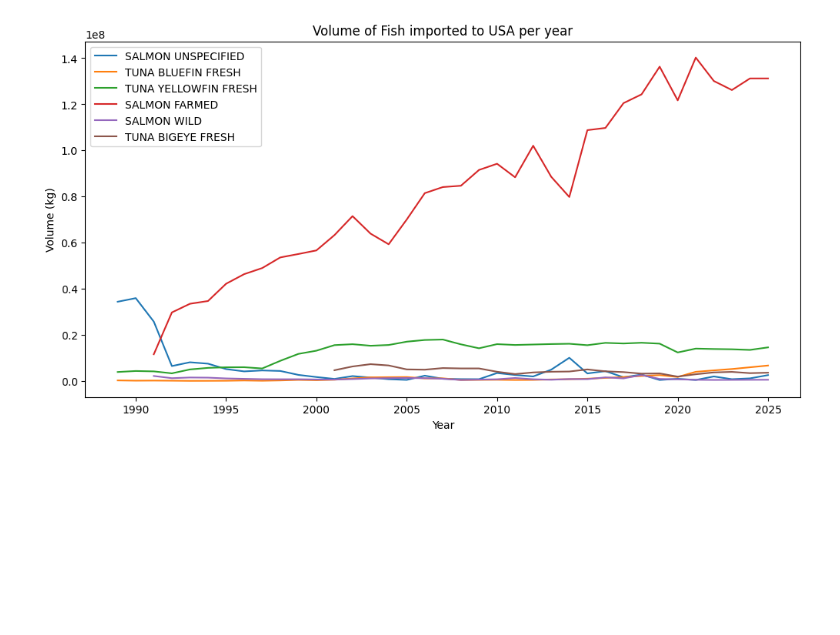
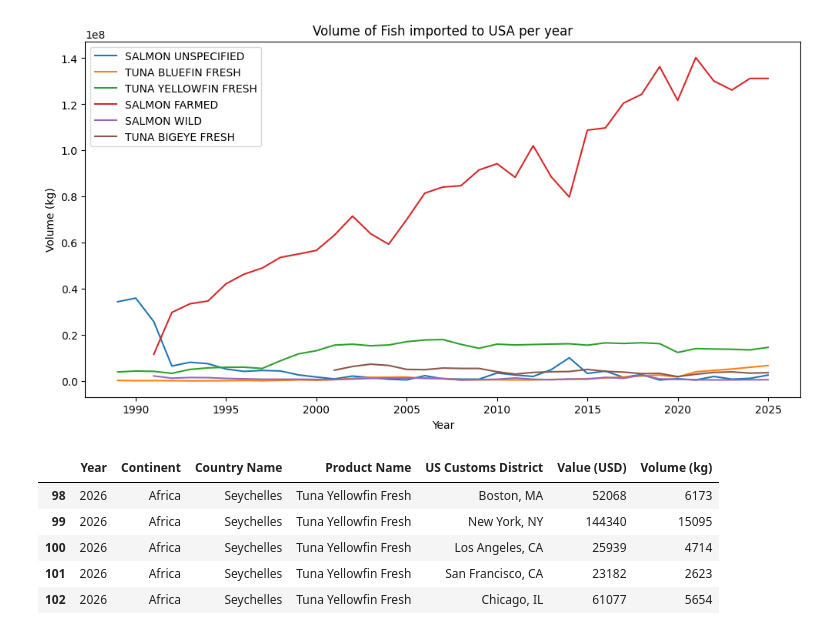
Before and after one commit to nmolnar-parsons/thesis-prototypes, a Jupyter notebook: fish_for_sushi_explorer.ipynb, the cells around one changed output. Drawn from its saved outputs; the diff is of its cells as text; code cells hidden in the pictures; blank space fills up the shorter version.

```diff
--- a/fish_for_sushi_explorer.ipynb
+++ b/fish_for_sushi_explorer.ipynb
@@ -32,3 +32,24 @@ plt.legend()
 # %% [output]
 <matplotlib.legend.Legend at 0x...>
 [figure]
+# %%
+#version of fish_for_sushi with only tuna - product name must include "TUNA"
+tuna_imports_usa_customs = fish_for_sushi[fish_for_sushi['Product Name'].str.contains('TUNA')]
+
+#drop Edible Code, Census Country Code, Census District Code, FAO Country Code, HTS Number, Calculated Duty (USD)
+tuna_imports_usa_customs = tuna_imports_usa_customs.drop(columns=['Edible code', 'Census Country Code', 'Census District Code', 'FAO Country Code', 'HTS Number', 'Calculated Duty (USD)'])
+#all caps -> only first letter capitalized for Continent, Country Name, Product Name
+tuna_imports_usa_customs['Continent'] = tuna_imports_usa_customs['Continent'].str.title()
+tuna_imports_usa_customs['Country Name'] = tuna_imports_usa_customs['Country Name'].str.title()
+tuna_imports_usa_customs['Product Name'] = tuna_imports_usa_customs['Product Name'].str.title()
+#US Customs District from all caps to only first letter, but keep state abbreviations in all caps (e.g. CA, FL, NY) - last two letters of each string
+tuna_imports_usa_customs['US Customs District'] = tuna_imports_usa_customs['US Customs District'].apply(lambda x: x[:-2].title() + x[-2:])
+
+tuna_imports_usa_customs.head()
+# %% [output]
+|  | Year | Continent | Country Name | Product Name | US Customs District | Value (USD) | Volume (kg) |
+| 98 | 2026 | Africa | Seychelles | Tuna Yellowfin Fresh | Boston, MA | 52068 | 6173 |
+| 99 | 2026 | Africa | Seychelles | Tuna Yellowfin Fresh | New York, NY | 144340 | 15095 |
+| 100 | 2026 | Africa | Seychelles | Tuna Yellowfin Fresh | Los Angeles, CA | 25939 | 4714 |
+| 101 | 2026 | Africa | Seychelles | Tuna Yellowfin Fresh | San Francisco, CA | 23182 | 2623 |
+| 102 | 2026 | Africa | Seychelles | Tuna Yellowfin Fresh | Chicago, IL | 61077 | 5654 |
```
Also changed, not shown: parts of 1 cell of this notebook, 8 other files.
